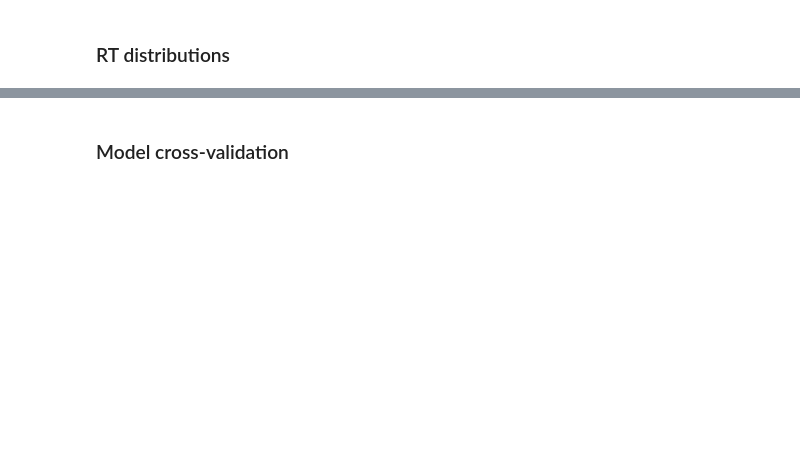
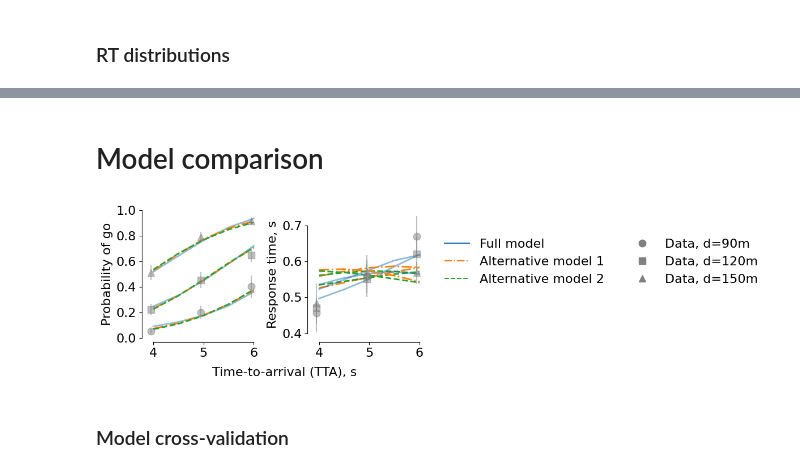
Before and after one commit to cherepaha/evidence_accumulation_in_gap_acceptance, a Jupyter notebook: data_and_model_analysis/05_paper_figures.ipynb, the cells around one changed output, grey strips where cells are left out. Drawn from its saved outputs; the diff is of its cells as text; code cells hidden in the pictures; blank space fills up the shorter version.

```diff
--- a/data_and_model_analysis/05_paper_figures.ipynb
+++ b/data_and_model_analysis/05_paper_figures.ipynb
@@ -272,3 +280,62 @@ plt.savefig("../output/fig_RT_dist.png", bbox_inches="tight")
+# %% [markdown]
+# Model comparison
+# %%
+def plot_compare_models_all_subj(exp_data):
+    all_models_simulation_results_path = "../model_fit_results/model_%i/simulation_results/%s_measures.csv"
+
+    #because of a bug in matplotlib/pandas, we need to convert subj_id to str to avoid warnings
+    exp_data = exp_data.reset_index()
+    exp_data = exp_data.astype({"subj_id": str})
+
+    model_measures = [pd.read_csv(all_models_simulation_results_path % (model_no, "full_data")) for model_no in [1, 2, 3]]
+    model_measures = [df[(df.tta_condition>=4.0) & (df.tta_condition<=6.0)] for df in model_measures]
+
+    d_conditions = [90, 120, 150]
+    markers = ["o", "s", "^"]
+    marker_size=9
+    marker_offset = 0.05
+    model_names = ["Full model", "Alternative model 1", "Alternative model 2"]
+
+    fig, (ax1, ax2) = plt.subplots(1, 2, figsize=(6,3), sharex=True, sharey=False)
+
+    for d_condition, marker in zip(d_conditions, markers):
+        helper.plot_all_subj_p_go(ax1, exp_data, d_condition, marker, color="grey", ms=marker_size, alpha=0.5, marker_offset=-marker_offset)
+        helper.plot_subj_rt(ax2, exp_data, d_condition, "all", marker, color="grey", ms=marker_size, alpha=0.5, marker_offset=-marker_offset)
+
+        for model_no, ls in zip([1, 2, 3], ["-", "-.", "--"]):
+            model_subj_d_measures = model_measures[model_no-1][(model_measures[model_no-1].subj_id=="all")
+                                                   & (model_measures[model_no-1].d_condition==d_condition)]
+            ax1.plot(model_subj_d_measures.tta_condition, model_subj_d_measures["is_go_decision"], lw=2, ls=ls, color="C%i" % (model_no-1), alpha=0.5 if (model_no == 1) else 1.0)
+            ax2.plot(model_subj_d_measures.tta_condition, model_subj_d_measures["RT"], lw=2, ls=ls, color="C%i" % (model_no-1), alpha=0.5 if (model_no == 1) else 1.0)
+
+    ax1.set_ylim([0.0, 1.0])
+    ax1.set_ylabel("Probability of go", fontsize=16)
+    ax2.set_ylabel("Response time, s", fontsize=16)
+    # ax2.set_yticks([0.3, 0.6, 0.9, 1.2])
+    # ax1.xaxis.set_tick_params(labelsize=16)
+    # ax2.xaxis.set_tick_params(labelsize=16)
+    # ax1.yaxis.set_tick_params(labelsize=16)
+    # ax2.yaxis.set_tick_params(labelsize=16)
+
+    ax1.set_xticks([4, 5, 6])
+    ax2.set_xticks([4, 5, 6])
+
+    sns.despine(offset=5, trim=True)
+
+    plt.tight_layout()
+
+    legend_elements = ([Line2D([0], [0], ls=ls, color="C%i" % (model_no-1), label=model_names[model_no-1])#label="Model %i" % (model_no))
+                          for model_no, ls in zip([1, 2, 3], ["-", "-.", "--"])] +
+                       [Line2D([0], [0], color="grey", marker=marker, ms=9, lw=0, label="Data, d=%im" % (d_condition))
+                       for d_condition, marker in zip(d_conditions, markers)])
+    fig.legend(handles=legend_elements, loc="center left", bbox_to_anchor=(1.0, 0.62), fontsize=16, frameon=False, ncols=2)
+
+    fig.text(0.35, -0.05, "Time-to-arrival (TTA), s", fontsize=16)
+    # fig.text(-0.02, 0.39, ylabel, fontsize=18, rotation=90)
+plot_compare_models_all_subj(exp_measures)
+plt.savefig("../output/fig_model_comparison.pdf", bbox_inches="tight")
+# %% [output]
+[figure, added]
 # %% [markdown]
 ### Model cross-validation
 # %%
```
Also changed, not shown: parts of 9 cells of this notebook, 3 other files.
